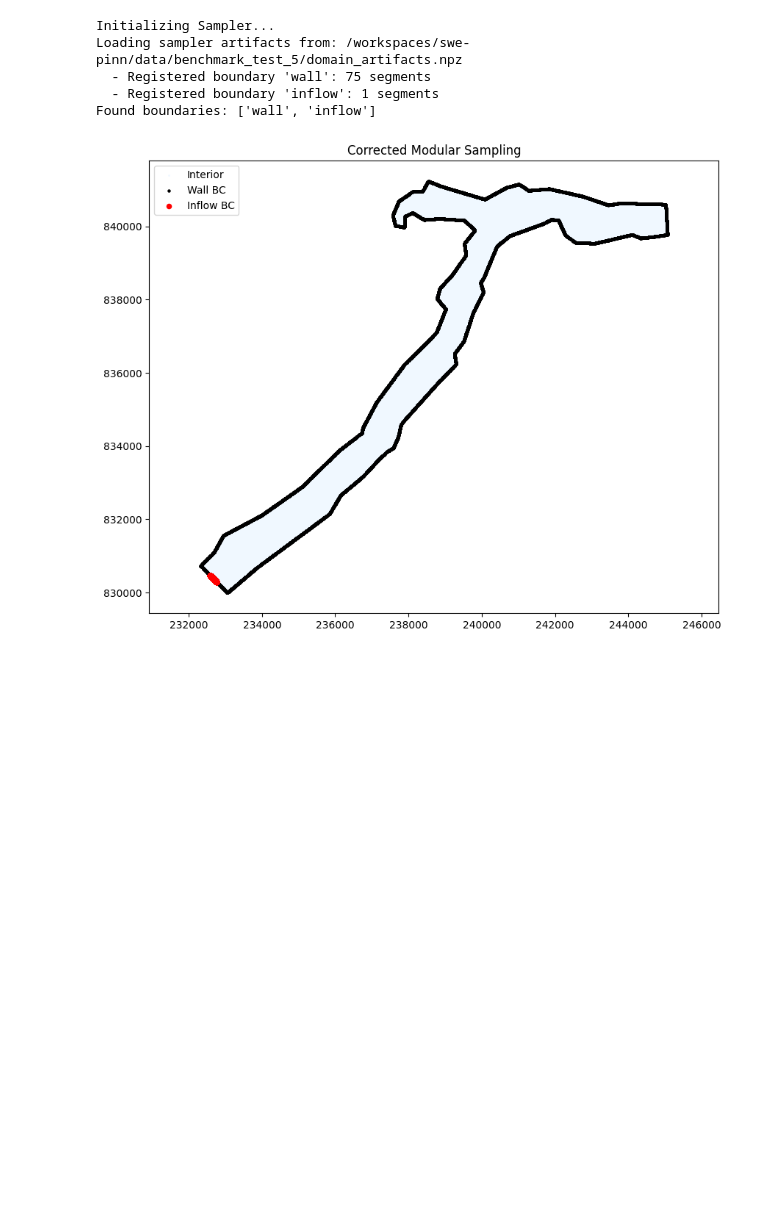
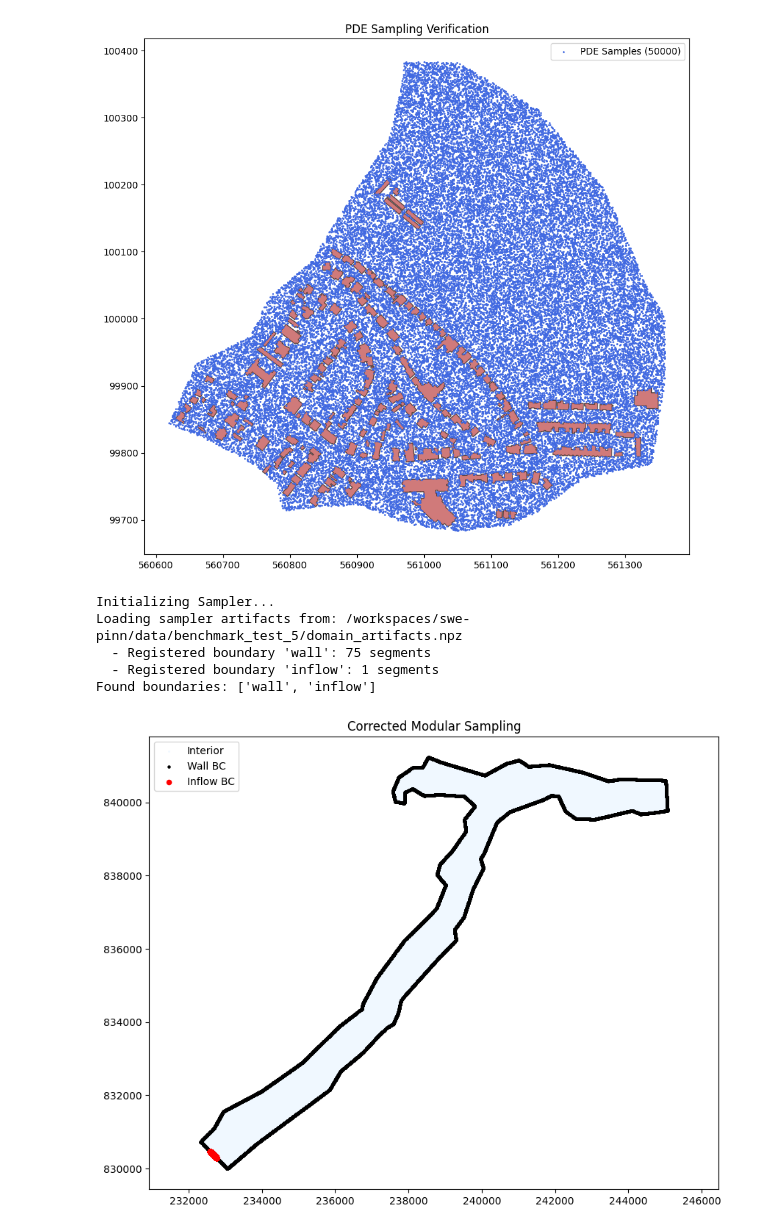
Before and after one commit to zeinali72/swe-pinn, a Jupyter notebook: notebook/benchmark_test_6.ipynb, the cells around one changed output. Cells and saved outputs as stored; diff of their text form; code cells hidden in the pictures; blank space fills up the shorter version.

```diff
--- a/notebook/benchmark_test_6.ipynb
+++ b/notebook/benchmark_test_6.ipynb
@@ -208,0 +157,91 @@ Sampling General Boundaries (Walls)...
+# %%
+import os
+import sys
+import numpy as np
+import matplotlib.pyplot as plt
+import geopandas as gpd
+import jax
+import jax.numpy as jnp
+from shapely.geometry import Point
+
+# --- Setup Paths ---
+try:
+    project_root = os.path.abspath(os.path.join(os.path.dirname(__file__), '..'))
+except NameError:
+    project_root = os.getcwd()
+
+if project_root not in sys.path:
+    sys.path.insert(0, project_root)
+
+import src.config
+src.config.DTYPE = jnp.float32
+from src.data import IrregularDomainSampler
+
+# --- CORRECTED PATHS ---
+# Using the absolute paths you provided directly
+ARTIFACTS_PATH = "/workspaces/swe-pinn/data/experiment_6/domain_artifacts.npz"
+BUILDINGS_PATH = "/workspaces/swe-pinn/data/experiment_6/Buildings_cleaned.shp"
+
+def main():
+    # 1. Initialize Sampler
+    if not os.path.exists(ARTIFACTS_PATH):
+        print(f"Error: Artifacts not found at {ARTIFACTS_PATH}")
+        print("Did you run 'scripts/preprocess_irregular.py' with the --buildings flag yet?")
+        return
+
+    print(f"Loading sampler artifacts from: {ARTIFACTS_PATH}")
+    sampler = IrregularDomainSampler(ARTIFACTS_PATH)
+
+    # 2. Sample PDE Points (Interior)
+    print("Sampling 50,000 PDE points...")
+    key = jax.random.PRNGKey(0)
+    # Sample interior points (time is irrelevant for this spatial check)
+    pde_samples = sampler.sample_interior(key, n_points=50000, t_bounds=(0, 1))
+    pde_xy = pde_samples[:, :2] # Extract (x, y)
+
+    # 3. Load Buildings for Verification
+    if not os.path.exists(BUILDINGS_PATH):
+        print(f"Error: Buildings file not found at {BUILDINGS_PATH}")
+        return
+
+    print(f"Loading buildings from {BUILDINGS_PATH}...")
+    try:
+        buildings_gdf = gpd.read_file(BUILDINGS_PATH)
+    except Exception as e:
+        print(f"Could not load buildings for verification: {e}")
+        return
+
+# 4. Plotting Verification
+    print("Generating verification plot...")
+    fig, ax = plt.subplots(figsize=(12, 10))
+
+    # A. Plot Buildings (Red Voids)
+    buildings_gdf.plot(ax=ax, color='firebrick', alpha=0.6, edgecolor='black', label='Buildings (Obstacles)')
+
+    # B. Plot PDE Samples (Dark Blue)
+    # Changed from 'aliceblue' to 'blue' and s=0.5 to s=1.0 for visibility
+    pts_np = np.array(pde_xy)
+    if len(pts_np) > 0:
+        ax.scatter(pts_np[:, 0], pts_np[:, 1], s=1.0, c='royalblue', label=f'PDE Samples ({len(pts_np)})')
+    else:
+        print("WARNING: PDE Sample array is empty!")
+
+    # C. Formatting
+    ax.set_title("PDE Sampling Verification")
+    ax.set_aspect('equal')
+    ax.legend(loc="upper right")
+
+    # Print stats to terminal to confirm data exists
+    print(f"Number of PDE samples generated: {len(pts_np)}")
+    if len(pts_np) > 0:
+        print(f"Sample X range: {pts_np[:,0].min():.2f} to {pts_np[:,0].max():.2f}")
+        print(f"Sample Y range: {pts_np[:,1].min():.2f} to {pts_np[:,1].max():.2f}")
+
+    output_file = "check_pde_voids_fixed.png"
+    plt.savefig(output_file, dpi=150)
+    print(f"Verification plot saved to {output_file}")
+    plt.show()
+
+if __name__ == "__main__":
+    main()
+# %% [output]
@@ -209,3 +262,4 @@ Sampling General Boundaries (Walls)...
+[figure, added]
 # %%
 import os
 import sys
```
Also changed, not shown: parts of 3 cells of this notebook, 6 other files.
